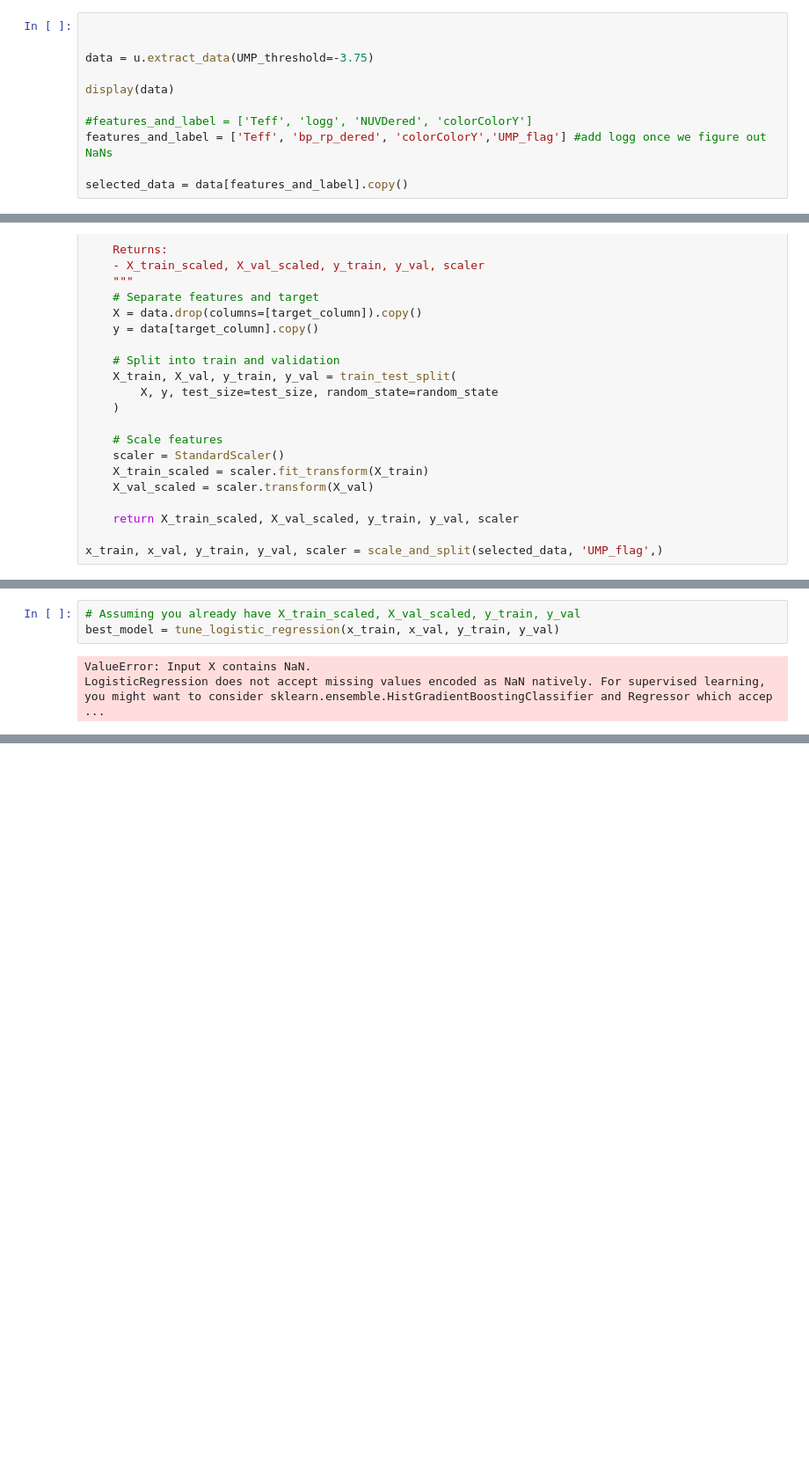
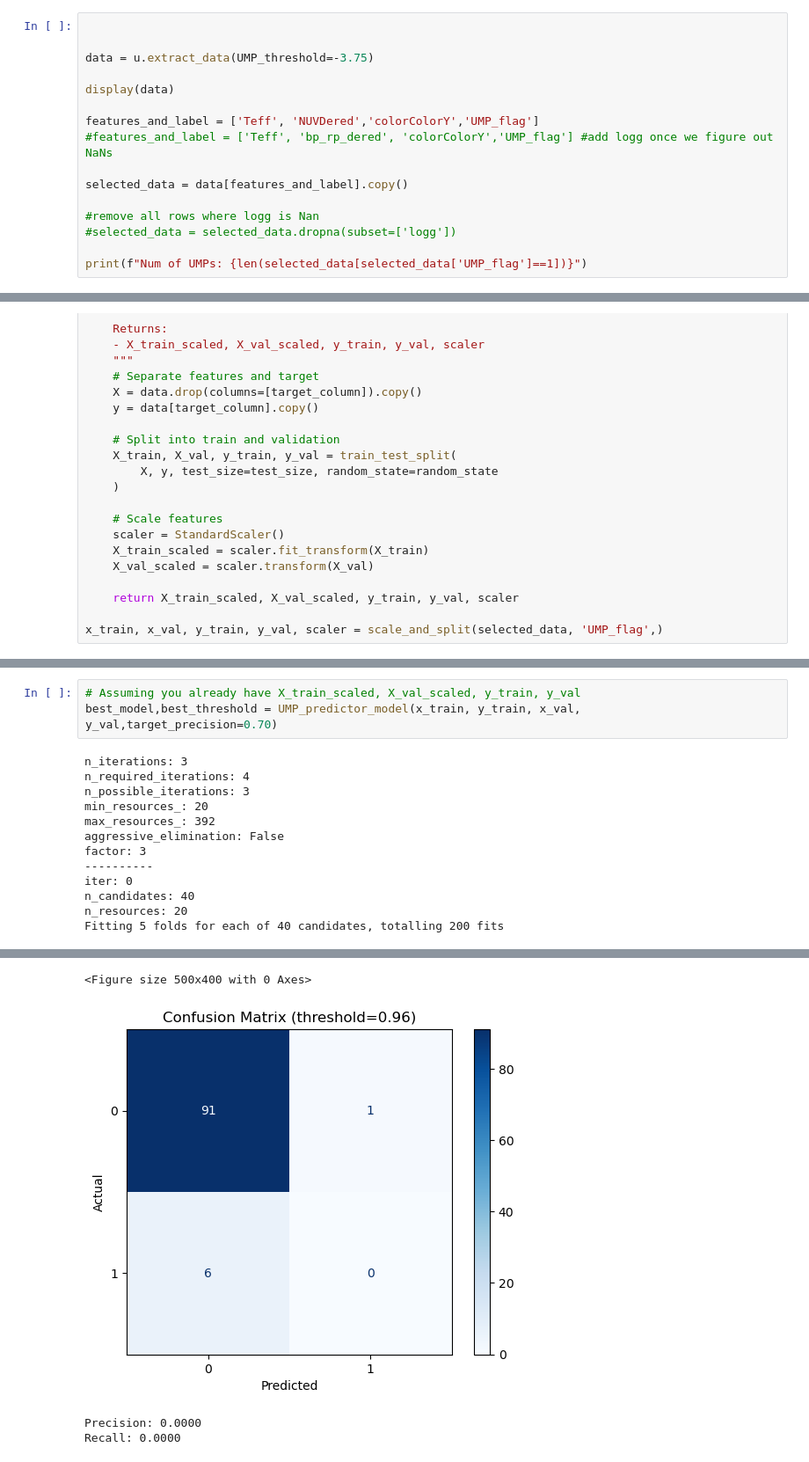
Before and after one commit to Fderick/UMPredict, a Jupyter notebook: UMPredict/UMP_Example.ipynb, the cells around one changed output, grey strips where cells are left out. Shown at 88% size. Cells and saved outputs as stored; diff of their text form; blank space fills up the shorter version.

Commit message:
Added Logistic Regression and Tree Models
Struggling with prediction since logg is not present yet.

```diff
--- a/UMPredict/UMP_Example.ipynb
+++ b/UMPredict/UMP_Example.ipynb
@@ -12,10 +12,15 @@ data = u.extract_data(UMP_threshold=-3.75)
 
 display(data)
 
-#features_and_label = ['Teff', 'logg', 'NUVDered', 'colorColorY']
-features_and_label = ['Teff', 'bp_rp_dered', 'colorColorY','UMP_flag'] #add logg once we figure out NaNs
+features_and_label = ['Teff', 'NUVDered','colorColorY','UMP_flag']
+#features_and_label = ['Teff', 'bp_rp_dered', 'colorColorY','UMP_flag'] #add logg once we figure out NaNs
 
 selected_data = data[features_and_label].copy()
+
+#remove all rows where logg is Nan
+#selected_data = selected_data.dropna(subset=['logg'])
+
+print(f"Num of UMPs: {len(selected_data[selected_data['UMP_flag']==1])}")
 # %% [output]
 |  | Survey | FeH | NUVDered | bp_rp_dered | Teff | logg | colorColorY | UMP_flag |
 | 0 | Bonifacio | -2.83 | 20.194627 | 1.003094 | 6303 | 4.25 | -1.016775 | 0 |
@@ -195,6 +282,16 @@ def tune_logistic_regression(X_train, X_val, y_train, y_val, C_values=None, pati
 # %%
 # Assuming you already have X_train_scaled, X_val_scaled, y_train, y_val
-best_model = tune_logistic_regression(x_train, x_val, y_train, y_val)
+best_model,best_threshold = UMP_predictor_model(x_train, y_train, x_val, y_val,target_precision=0.70)
 # %% [output]
-ValueError: Input X contains NaN.
-LogisticRegression does not accept missing values encoded as NaN natively. For supervised learning, you might want to consider sklearn.ensemble.HistGradientBoostingClassifier and Regressor which accep ...
+n_iterations: 3
+n_required_iterations: 4
+n_possible_iterations: 3
+min_resources_: 20
+max_resources_: 392
+aggressive_elimination: False
+factor: 3
+----------
+iter: 0
+n_candidates: 40
+n_resources: 20
+Fitting 5 folds for each of 40 candidates, totalling 200 fits
@@ -200,0 +345,4 @@ LogisticRegression does not accept missing values encoded as NaN natively. For s
+<Figure size 500x400 with 0 Axes>
+[figure, added]
+Precision: 0.0000
+Recall: 0.0000
```
Also changed, not shown: parts of 7 cells of this notebook.
